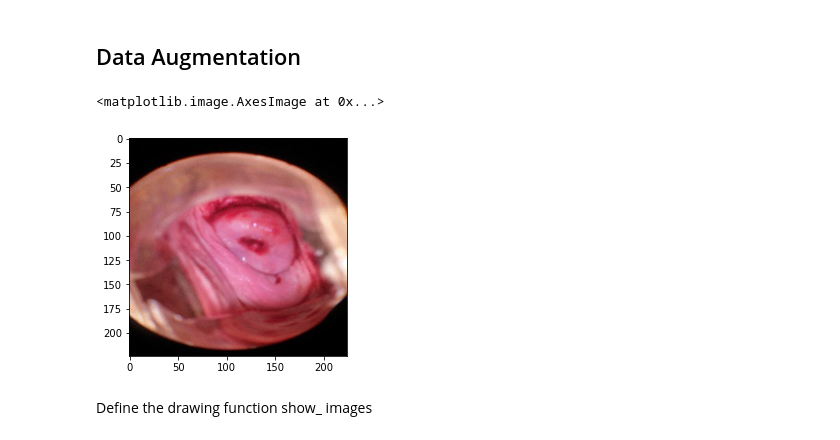
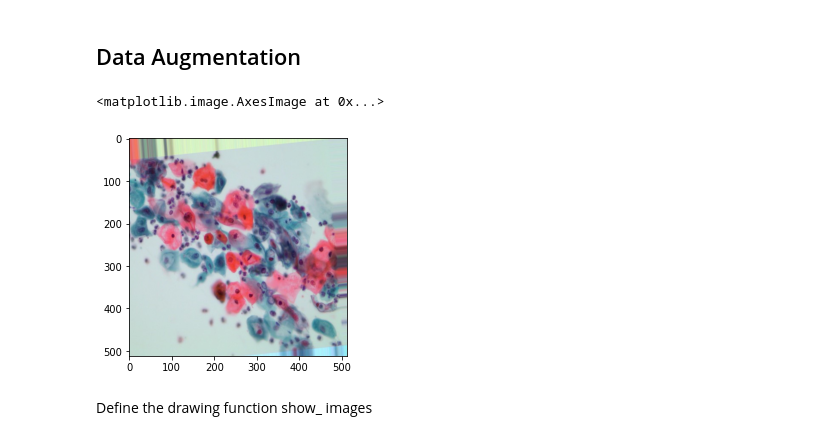
Before and after one commit to SimonCK666/NTU_AI_Lab_Research_22, a Jupyter notebook: CervicalCancerRiskClassification/CervicalCancerRiskClassification.ipynb, the cells around one changed output. Drawn from its saved outputs; the diff is of its cells as text; code cells hidden in the pictures.

```diff
--- a/CervicalCancerRiskClassification/CervicalCancerRiskClassification.ipynb
+++ b/CervicalCancerRiskClassification/CervicalCancerRiskClassification.ipynb
@@ -45,11 +45,11 @@ device = torch.device('cuda' if torch.cuda.is_available() else 'cpu')
 # %% [markdown]
 ## Data Augmentation
 # %%
-img = Image.open('E:\\NTUAILab\\Data\\224_224_CervicalCancerScreening\\kaggle\\train\\train\\Type_1\\0.jpg')
+img = Image.open('E:\\NTUAILab\\Data\\MultiCancerDataset\\Multi Cancer\\Cervical Cancer\\cervix_dyk\\cervix_dyk_0001.jpg')
 plt.imshow(img)
 # %% [output]
 <matplotlib.image.AxesImage at 0x...>
-[figure, old version]
+[figure, new version]
 # %% [markdown]
 Define the drawing function show_ images
 # %%
```
Also changed, not shown: parts of 11 cells of this notebook, 2 other files.
